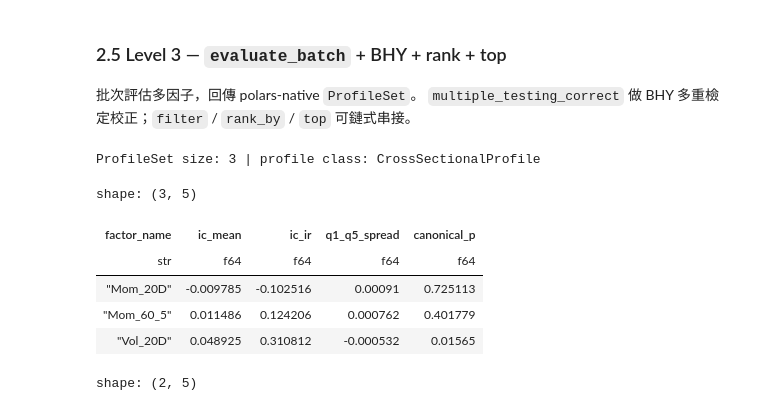
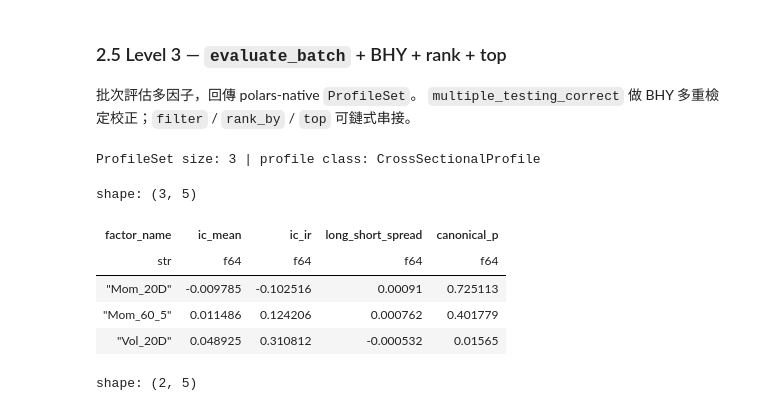
Before and after one commit to awwesomeman/factrix, a Jupyter notebook: experiments/demo.ipynb, the cells around one changed output. Saved outputs shown, nothing was run; the diff lists cells and outputs as text; code cells hidden in the pictures.

```diff
--- a/experiments/demo.ipynb
+++ b/experiments/demo.ipynb
@@ -486,22 +486,22 @@ for p in ps_l2.rank_by('ic_ir', descending=True).top(2):
 # %%
 # 準備三個候選 CS 因子
 mom60_raw = generate_momentum_60d(raw_demo)
 vol20_raw = generate_volatility(raw_demo, lookback=20)
 mom60 = fl.preprocess(mom60_raw, config=fl.CrossSectionalConfig())
 vol20 = fl.preprocess(vol20_raw, config=fl.CrossSectionalConfig())
 
 factors_map = {
     'Mom_20D': mom20,
     'Mom_60_5': mom60,
     'Vol_20D': vol20,
 }
 ps = fl.evaluate_batch(factors_map, factor_type='cross_sectional')
 print('ProfileSet size:', len(ps), '| profile class:', ps.profile_cls.__name__)
-ps.to_polars().select(['factor_name', 'ic_mean', 'ic_ir', 'q1_q5_spread', 'canonical_p'])  # quick glance
+ps.to_polars().select(['factor_name', 'ic_mean', 'ic_ir', 'long_short_spread', 'canonical_p'])  # quick glance
 # %% [output]
 ProfileSet size: 3 | profile class: CrossSectionalProfile
 shape: (3, 5)
-| factor_name | ic_mean | ic_ir | q1_q5_spread | canonical_p |
+| factor_name | ic_mean | ic_ir | long_short_spread | canonical_p |
 | str | f64 | f64 | f64 | f64 |
 | "Mom_20D" | -0.009785 | -0.102516 | 0.00091 | 0.725113 |
 | "Mom_60_5" | 0.011486 | 0.124206 | 0.000762 | 0.401779 |
```
Also changed, not shown: parts of 7 cells of this notebook, 18 other files.
